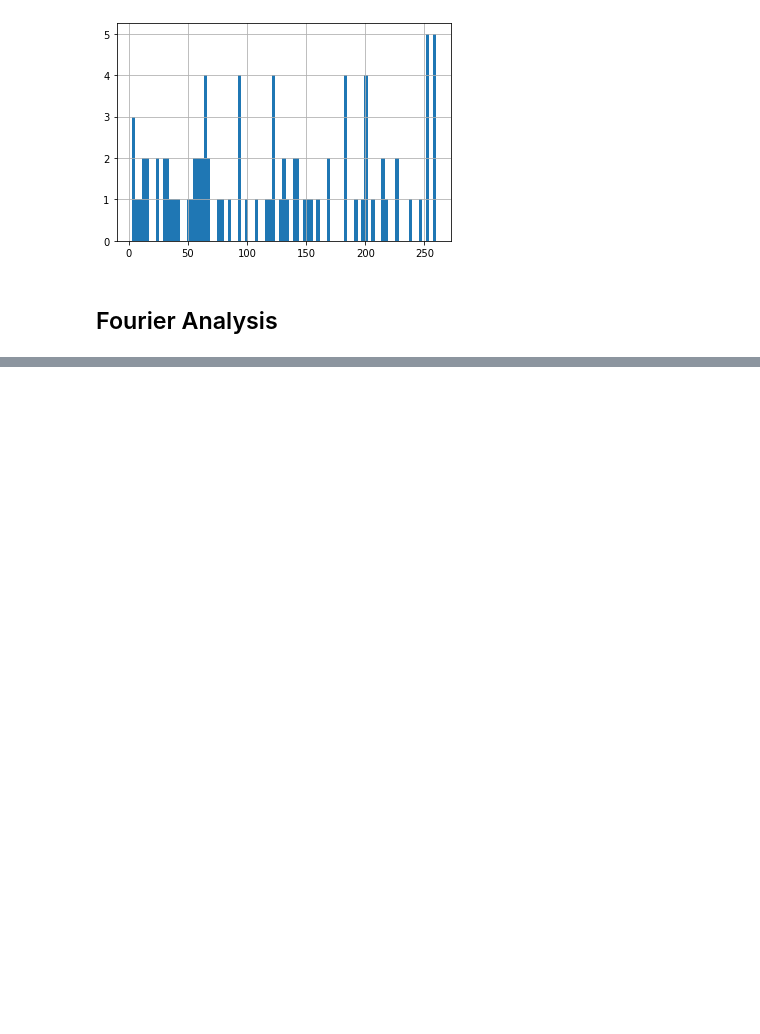
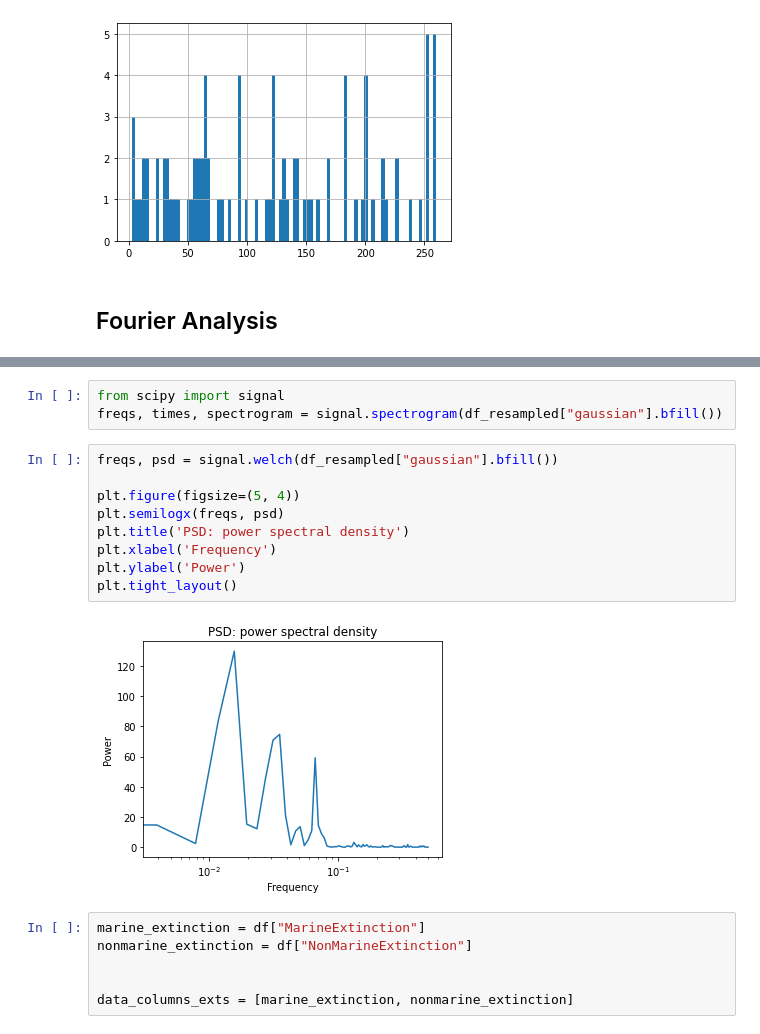
Before and after one commit to ieferreira/geological-menagerie, a Jupyter notebook: PulsesEarth/pulsesEarth.ipynb, the cells around one changed output, grey strips where cells are left out. Cells and saved outputs as stored; diff of their text form; blank space fills up the shorter version.

```diff
--- a/PulsesEarth/pulsesEarth.ipynb
+++ b/PulsesEarth/pulsesEarth.ipynb
@@ -234,0 +287,20 @@ dates.events.hist(bins=89)
+# %%
+from scipy import signal
+freqs, times, spectrogram = signal.spectrogram(df_resampled["gaussian"].bfill())
+# %%
+freqs, psd = signal.welch(df_resampled["gaussian"].bfill())
+
+plt.figure(figsize=(5, 4))
+plt.semilogx(freqs, psd)
+plt.title('PSD: power spectral density')
+plt.xlabel('Frequency')
+plt.ylabel('Power')
+plt.tight_layout()
+# %% [output]
+[figure, added]
+# %%
+marine_extinction = df["MarineExtinction"]
+nonmarine_extinction = df["NonMarineExtinction"]
+
+
+data_columns_exts = [marine_extinction, nonmarine_extinction]
```
Also changed, not shown: parts of 16 cells of this notebook.
